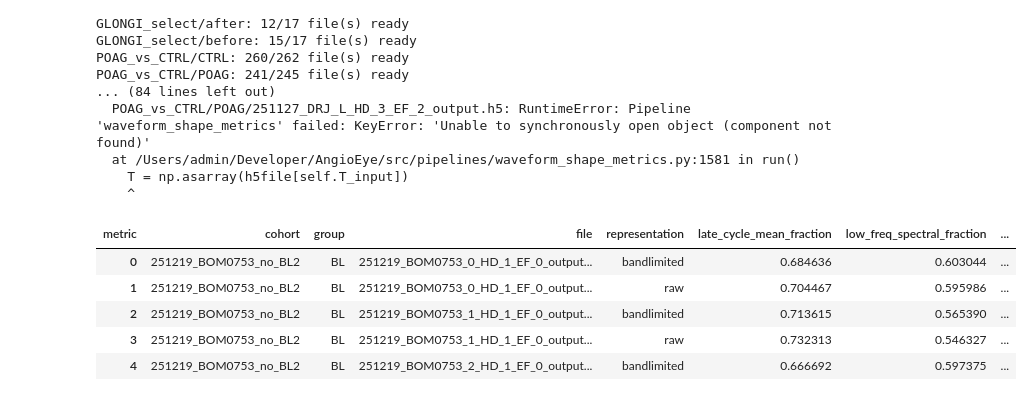
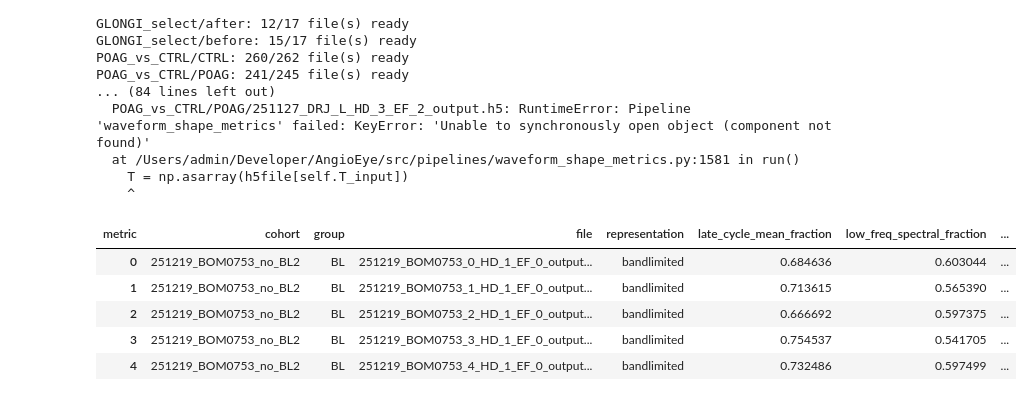
Before and after one commit to DigitalHolography/AngioEye, a Jupyter notebook: src/postprocess/composite_scoring/scoring-analysis/composite_scoring_validation.ipynb, the cells around one changed output. Drawn from its saved outputs; the diff is of its cells as text; code cells hidden in the pictures.

```diff
--- a/src/postprocess/composite_scoring/scoring-analysis/composite_scoring_validation.ipynb
+++ b/src/postprocess/composite_scoring/scoring-analysis/composite_scoring_validation.ipynb
@@ -2,7 +2,6 @@
 import sys
 from pathlib import Path
 
-# src-layout package root for the AngioEye repo (postprocess/, pipelines/, input_output/ live under here)
 REPO_SRC = Path("/Users/admin/Developer/AngioEye/src")
 if str(REPO_SRC) not in sys.path:
     sys.path.insert(0, str(REPO_SRC))
@@ -24,15 +23,13 @@ from postprocess.composite_scoring.metrics import (
     VESSEL_TYPES,
     REPRESENTATIONS,
 )
-from postprocess.composite_scoring.scoring import (
-    append_scores_to_file,
-    score_records_for_tree,
-    _finite_scalar,
-)
+from postprocess.composite_scoring.scoring import _finite_scalar
 
-DATA_ROOT = Path("/Users/admin/Desktop/langevin-internship/composite-scoring/WAS scoring")
+DATA_ROOT = REPO_SRC / "postprocess/composite_scoring/scoring-analysis"
 PROCESSED_ROOT = DATA_ROOT / "_processed"
 
+REPRESENTATIONS = ("bandlimited",)
+
 list(METRICS.keys())
 # %% [output]
 ['stroke_fraction',
@@ -182,39 +174,37 @@ def extract_metric_values(
 
 
 rows = []
 for cohort, groups in processed_manifest.items():
     for group, paths in groups.items():
         for path in paths:
-            # Keep the real pipeline exercised end to end (RWAS/RWAS4 written to file).
-            append_scores_to_file(path)
             metric_values = extract_metric_values(path)
             for metric_key in METRICS:
                 for representation in REPRESENTATIONS:
                     rows.append(
                         {
                             "cohort": cohort,
                             "group": group,
                             "file": path.name,
                             "representation": representation,
                             "metric": metric_key,
                             "value": metric_values[metric_key][representation],
                         }
                     )
 
 long_df = pd.DataFrame(rows)
 wide_df = long_df.pivot_table(
     index=["cohort", "group", "file", "representation"],
     columns="metric",
     values="value",
 ).reset_index()
 wide_df.head()
 # %% [output]
 | metric | cohort | group | file | representation | late_cycle_mean_fraction | low_freq_spectral_fraction | ... |
 | 0 | 251219_BOM0753_no_BL2 | BL | 251219_BOM0753_0_HD_1_EF_0_output... | bandlimited | 0.684636 | 0.603044 | ... |
-| 1 | 251219_BOM0753_no_BL2 | BL | 251219_BOM0753_0_HD_1_EF_0_output... | raw | 0.704467 | 0.595986 | ... |
-| 2 | 251219_BOM0753_no_BL2 | BL | 251219_BOM0753_1_HD_1_EF_0_output... | bandlimited | 0.713615 | 0.565390 | ... |
-| 3 | 251219_BOM0753_no_BL2 | BL | 251219_BOM0753_1_HD_1_EF_0_output... | raw | 0.732313 | 0.546327 | ... |
-| 4 | 251219_BOM0753_no_BL2 | BL | 251219_BOM0753_2_HD_1_EF_0_output... | bandlimited | 0.666692 | 0.597375 | ... |
+| 1 | 251219_BOM0753_no_BL2 | BL | 251219_BOM0753_1_HD_1_EF_0_output... | bandlimited | 0.713615 | 0.565390 | ... |
+| 2 | 251219_BOM0753_no_BL2 | BL | 251219_BOM0753_2_HD_1_EF_0_output... | bandlimited | 0.666692 | 0.597375 | ... |
+| 3 | 251219_BOM0753_no_BL2 | BL | 251219_BOM0753_3_HD_1_EF_0_output... | bandlimited | 0.754537 | 0.541705 | ... |
+| 4 | 251219_BOM0753_no_BL2 | BL | 251219_BOM0753_4_HD_1_EF_0_output... | bandlimited | 0.732486 | 0.597499 | ... |
 # %%
 metric_cols = list(METRICS.keys())
 
```
Also changed, not shown: parts of 35 cells of this notebook.
